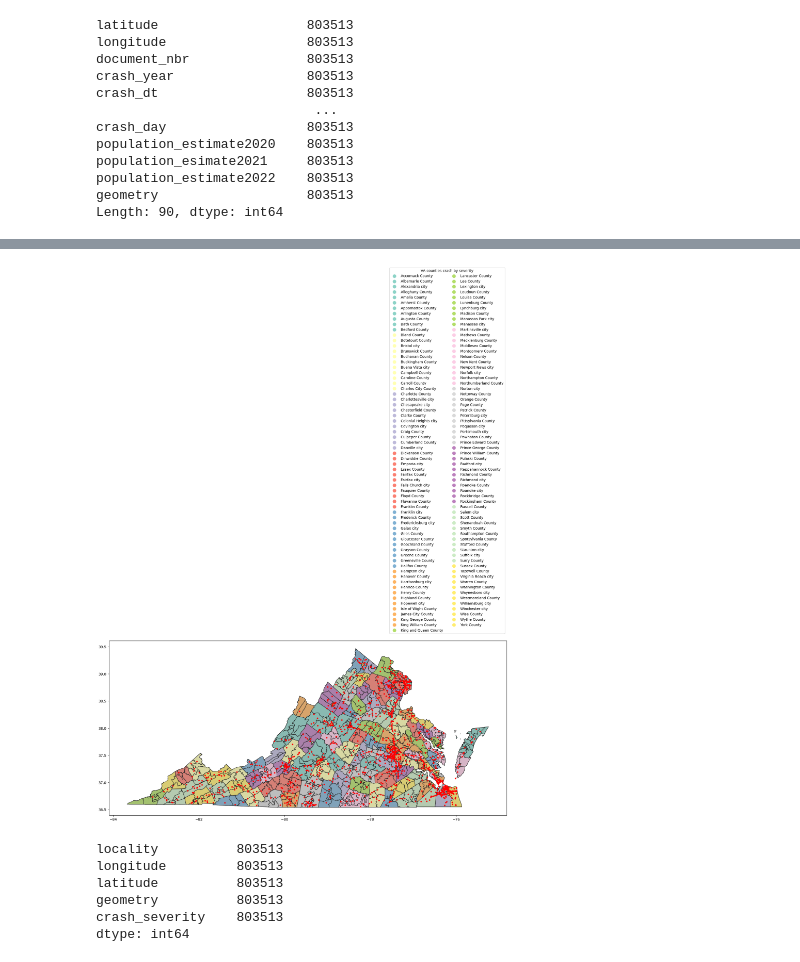
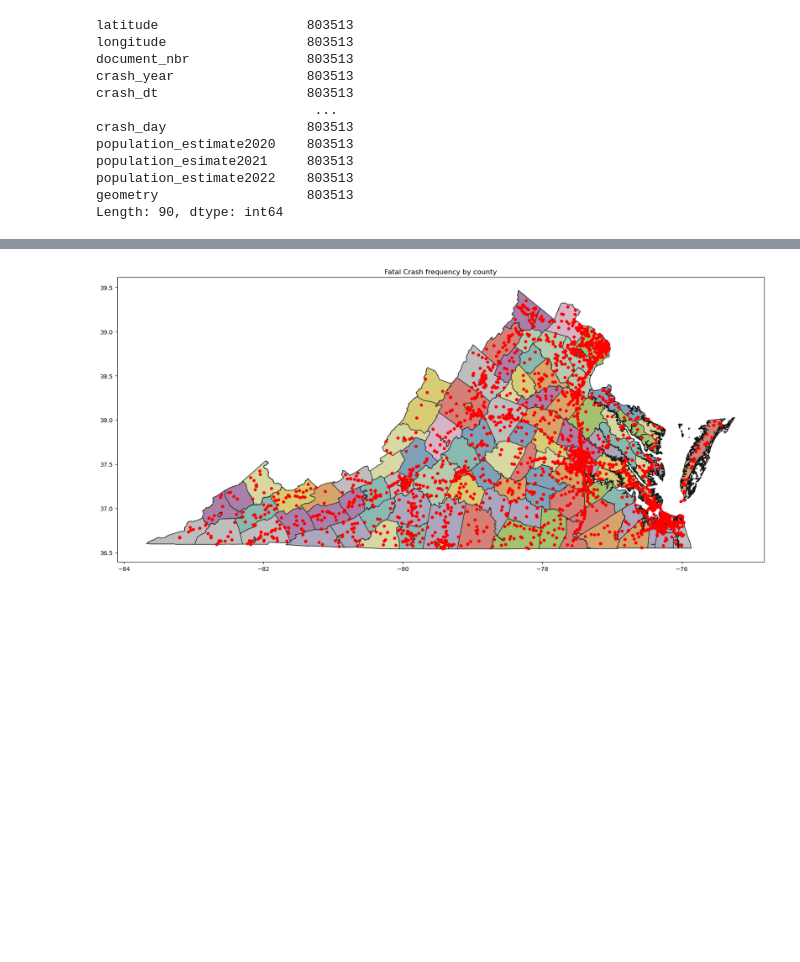
Before and after one commit to Eliab16/VDOT-crash-analysis, a Jupyter notebook: notebooks/Map.ipynb, the cells around one changed output, grey strips where cells are left out. Cells and saved outputs as stored; diff of their text form; code cells hidden in the pictures; blank space fills up the shorter version.

```diff
--- a/notebooks/Map.ipynb
+++ b/notebooks/Map.ipynb
@@ -112,5 +70,5 @@ And population density to understand the relationship between crashes and popula
 # %%
-va_counties_geo = gpd.read_file('../data/Va_counties_map/cb_2021_51_cousub_500k.shp')
-va_counties_geo.rename(columns={'NAMELSADCO':'locality'},inplace=True)
+va_counties_geo = gpd.read_file('../data/shape2019/County_Fiscal_Stress_2019.shp')
+va_counties_geo.rename(columns={'Locality':'locality'},inplace=True)
 va_counties_geo.head()
 # %% [output]
@@ -153,6 +111,6 @@ population_estimate2022    803513
 geometry                   803513
 Length: 90, dtype: int64
 # %%
-geometry_column = gpd.points_from_xy(merged_data['longitude'],merged_data['latitude'])
-merged_gdf = gpd.GeoDataFrame(merged_data,geometry=geometry_column)
+geometry_column = gpd.points_from_xy(crash_data['longitude'],crash_data['latitude'])
+crash_gdf = gpd.GeoDataFrame(crash_data,geometry=geometry_column)
 # %%
@@ -196,7 +154,7 @@ plt.show()
 # %%
-sev_crash_data= merged_gdf[['locality', 'longitude', 'latitude','geometry','crash_severity']]
+sev_crash_data= crash_gdf[['locality', 'longitude', 'latitude','geometry','crash_severity']]
 
 
-sev_crash_data.head()
+sev_crash_data.head(10)
 # %% [output]
 |  | locality | longitude | latitude | geometry | crash_severity |
@@ -208,3 +171,3 @@ sev_crash_data.head()
 # %%
-sev_crash_data= sev_crash_data[sev_crash_data['crash_severity']=='K']
+# sev_crash_data= sev_crash_data[sev_crash_data['crash_severity']=='K']
 # %%
@@ -219,32 +175,26 @@ sev_crash_data.head()
 # %%
 fig, ax = plt.subplots(figsize=(20,20))
 leg_kwds = {'title': 'VA counties crash by severity', 'loc': 'lower right',
             'bbox_to_anchor': (1, 1.03), 'ncol': 2}
-
-va_counties_geo.plot(column = 'locality', ax=ax,
+ax.set_title('Fatal Crash frequency by county')
+va_counties_geo.plot(ax=ax,
               edgecolor = 'black',
               legend = True, legend_kwds = leg_kwds,
               cmap = 'Set3')
 
 va_counties_geo.plot(ax=ax, color="grey", legend = True, alpha=0.3)
 
 
 crs = va_counties_geo.crs
 
 geometry = [Point(xy) for xy in zip(sev_crash_data["longitude"], sev_crash_data["latitude"])]
 
 geo_df = gpd.GeoDataFrame(sev_crash_data, crs=crs, geometry=geometry)
-
-geo_df.plot(ax = ax, markersize = 10, color = "red", marker = "o", label = "POI")
+geo_df[geo_df['crash_severity']=='K'].plot(ax=ax,
+                                       markersize=20,
+                                       color='red',
+                                       marker='o',
+                                       label='Neg')
 plt.show()
 # %% [output]
-[figure, old version]
+[figure, new version]
-# %%
-sev_crash_data.count()
-# %% [output]
-locality          803513
-longitude         803513
-latitude          803513
-geometry          803513
-crash_severity    803513
-dtype: int64
```
Also changed, not shown: parts of 21 cells of this notebook.
